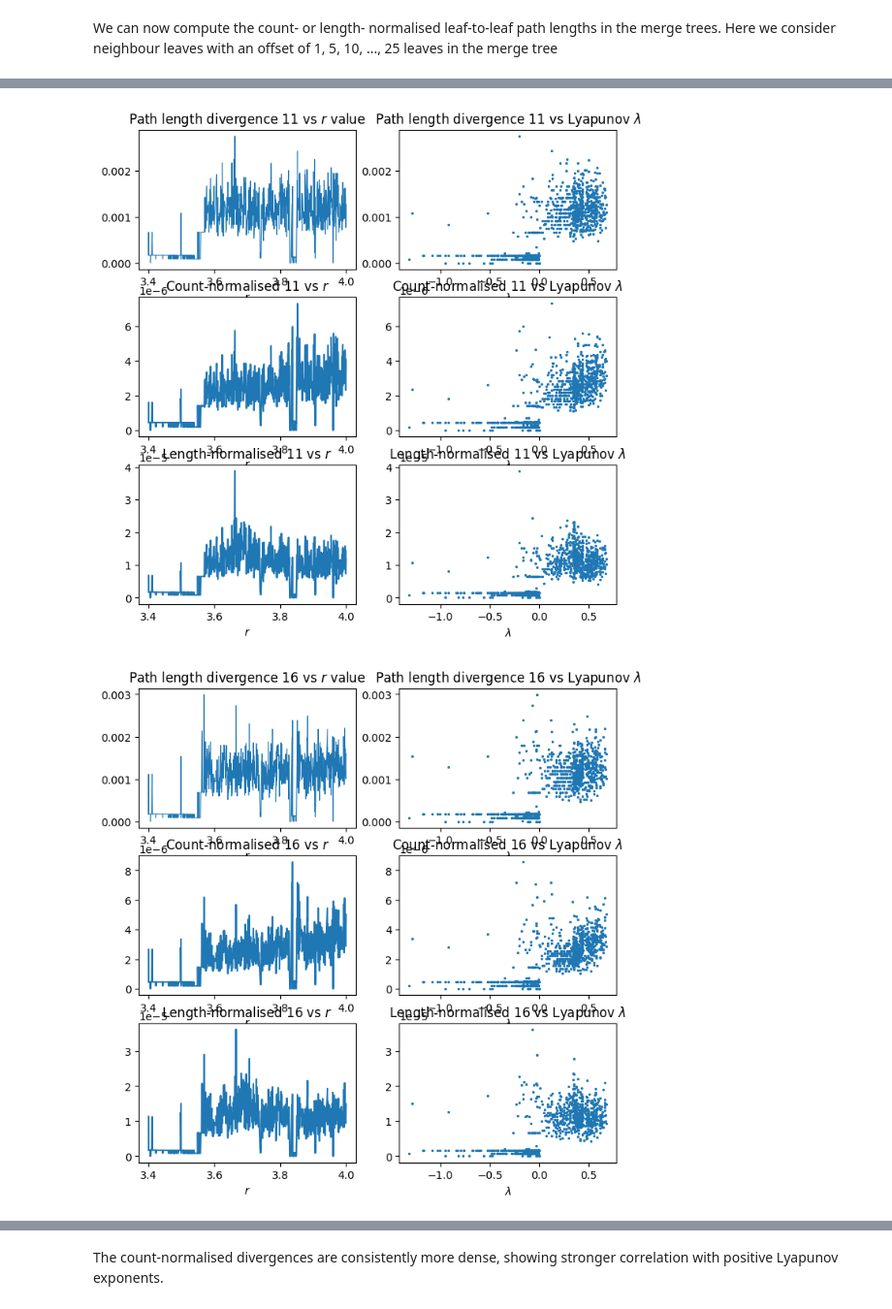
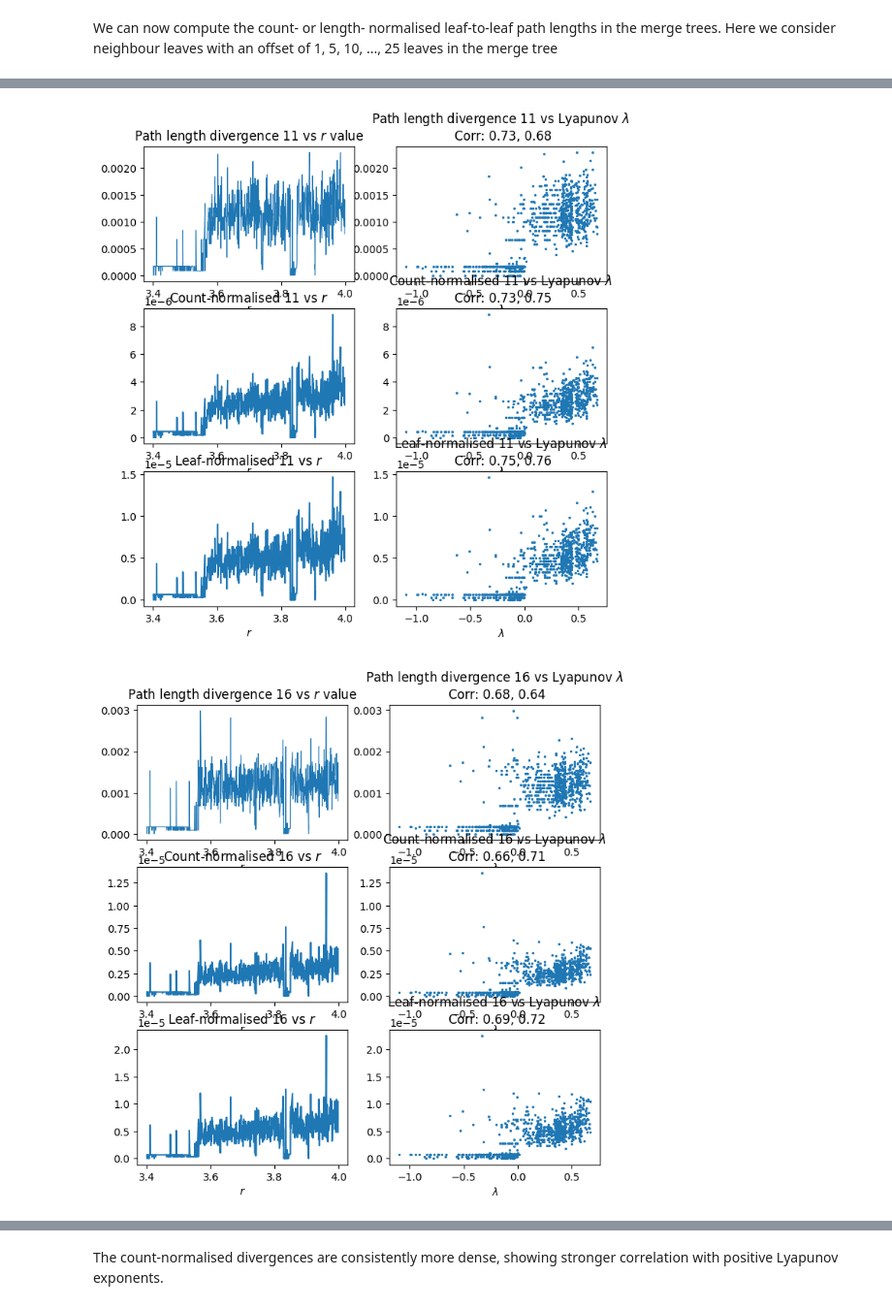
Before and after one commit to colinstephen/topological_divergences, a Jupyter notebook: experiments2.ipynb, the cells around one changed output, grey strips where cells are left out. Shown at 97% size. Drawn from its saved outputs; the diff is of its cells as text; code cells hidden in the pictures.

```diff
--- a/experiments2.ipynb
+++ b/experiments2.ipynb
@@ -281,11 +309,10 @@ divergences = logistic_divergences(logistic_data)
 
 We now visualise the entropy curve, silhouette curve, bottleneck, and Wasserstein divergences, bearing in mind the plot of the Lyapunov exponent $\lambda$ for the $r$ values of the Logistic map, shown above. Note that these divergences are not normalised, to the $y$-axes are different in each plot.
 # %%
-for div_name in ["entropy", "silhouette", "bottleneck", "wasserstein"]:
+for div_name in ["entropy", "silhouette", "bottleneck", "wasserstein", "betti"]:
     plt.plot(divergences[0], [div[div_name] for div in divergences[1]], label=div_name, lw=0.5)
     plt.xlabel("$r$")
     plt.title(f"Persistence {div_name.title()} Divergence")
     plt.ylabel("$\Delta$")
-    # plt.legend()
     plt.show()
 # %% [output]
@@ -301,7 +329,7 @@ Qualitatively, we can see echoes of the "islands of stability" in each of these
 The scatter plot of system Lyapunov exponent $\lambda$ and computed topological divergence gives a qualitative view of how well each divergence captures the extent to which $\lambda > 0$ is reflected in the divergence. Note that the divergences are not mutually normalised, so the $y$-axes are different in each of these plots.
 # %%
 lyapunovs = logistic_data.lyapunov_exponents
-for div_name in ["entropy", "silhouette", "bottleneck", "wasserstein"]:
+for div_name in ["entropy", "silhouette", "bottleneck", "wasserstein", "betti"]:
     divs = [div[div_name] for div in divergences[1]]
     max_div = max(divs)
     plt.scatter(lyapunovs, divs, label=div_name, s=2)
@@ -309,6 +337,8 @@ for div_name in ["entropy", "silhouette", "bottleneck", "wasserstein"]:
     plt.title(f"Persistence {div_name.title()} Divergence $\Delta$ vs Lyapunov Exponent $\lambda$")
     plt.xlabel("$\lambda$")
     plt.ylabel("$\Delta$")
-    # plt.legend()
     plt.show()
+    pearsonr = stats.pearsonr(lyapunovs, divs)
+    spearmanr = stats.spearmanr(lyapunovs, divs)
+    print(f"Pearsonr: {pearsonr}. Spearmanr: {spearmanr}.")
 # %% [output]
@@ -517,2 +678,12 @@ plt.show()
 # %% [markdown]
 We are beginning to see a stronger positive correlation from $\lambda>0$. Since different merge trees can be different sizes we can further normalise the path-length divergence either by the total number of edges in the tree, or by the total length of edges in the tree.
+# %%
+def count_leaves(nx_tree):
+    leaves = [node for node in nx_tree.nodes() if nx_tree.degree[node] == 1]
+    return len(leaves)
+
+leaf_counts = [count_leaves(tsmt.sublevel_tree_dmt.tree) for tsmt in tsmts]
+plt.plot(logistic_data.r_values, leaf_counts, lw=0.8)
+plt.title("Count of leaves in sublevel merge tree")
+plt.xlabel("$r$")
+plt.show()
@@ -548,19 +721,25 @@ for order in range(1, 27, 5):
     ax1.set_title(f"Path length divergence {order} vs $r$ value")
     ax1.set_xlabel("$r$")
     ax2.scatter(logistic_data.lyapunov_exponents, divs, s=2)
-    ax2.set_title(f"Path length divergence {order} vs Lyapunov $\lambda$")
+    div_pearsonr = stats.pearsonr(logistic_data.lyapunov_exponents, divs)
+    div_spearmanr = stats.spearmanr(logistic_data.lyapunov_exponents, divs)
+    ax2.set_title(f"Path length divergence {order} vs Lyapunov $\lambda$ \n Corr: {div_pearsonr[0]:.2f}, {div_spearmanr[0]:.2f}")
     ax2.set_xlabel("$\lambda$")
     ax3.plot(logistic_data.r_values, divs/np.array(edge_counts))
     ax3.set_title(f"Count-normalised {order} vs $r$")
     ax3.set_xlabel("$r$")
     ax4.scatter(logistic_data.lyapunov_exponents, divs/np.array(edge_counts), s=2)
-    ax4.set_title(f"Count-normalised {order} vs Lyapunov $\lambda$")
+    div_pearsonr = stats.pearsonr(logistic_data.lyapunov_exponents, divs/np.array(edge_counts))
+    div_spearmanr = stats.spearmanr(logistic_data.lyapunov_exponents, divs/np.array(edge_counts))
+    ax4.set_title(f"Count-normalised {order} vs Lyapunov $\lambda$ \n Corr: {div_pearsonr[0]:.2f}, {div_spearmanr[0]:.2f}")
     ax4.set_xlabel("$\lambda$")
-    ax5.plot(logistic_data.r_values, divs/np.array(edge_length_sums))
-    ax5.set_title(f"Length-normalised {order} vs $r$")
+    ax5.plot(logistic_data.r_values, divs/np.array(leaf_counts))
+    ax5.set_title(f"Leaf-normalised {order} vs $r$")
     ax5.set_xlabel("$r$")
-    ax6.scatter(logistic_data.lyapunov_exponents, divs/np.array(edge_length_sums), s=2)
-    ax6.set_title(f"Length-normalised {order} vs Lyapunov $\lambda$")
+    ax6.scatter(logistic_data.lyapunov_exponents, divs/np.array(leaf_counts), s=2)
+    div_pearsonr = stats.pearsonr(logistic_data.lyapunov_exponents, divs/np.array(leaf_counts))
+    div_spearmanr = stats.spearmanr(logistic_data.lyapunov_exponents, divs/np.array(leaf_counts))
+    ax6.set_title(f"Leaf-normalised {order} vs Lyapunov $\lambda$ \n Corr: {div_pearsonr[0]:.2f}, {div_spearmanr[0]:.2f}")
     ax6.set_xlabel("$\lambda$")
     plt.show()
 # %% [output]
@@ -569,2 +748,2 @@ for order in range(1, 27, 5):
-[figure, old version]
+[figure, new version]
-[figure, old version]
+[figure, new version]
```
Also changed, not shown: parts of 52 cells of this notebook, 3 other files.
